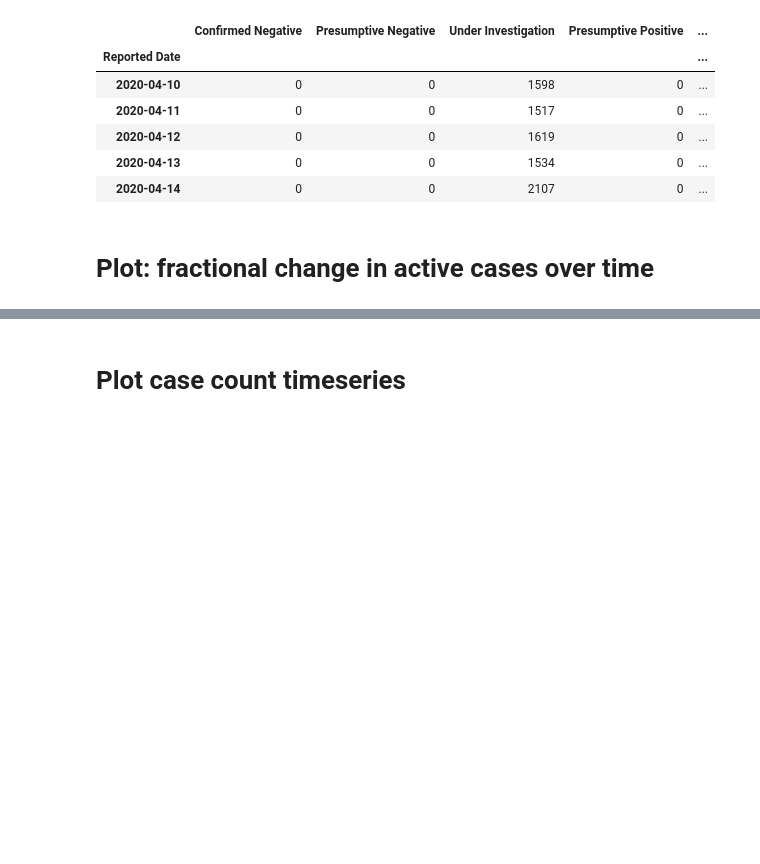
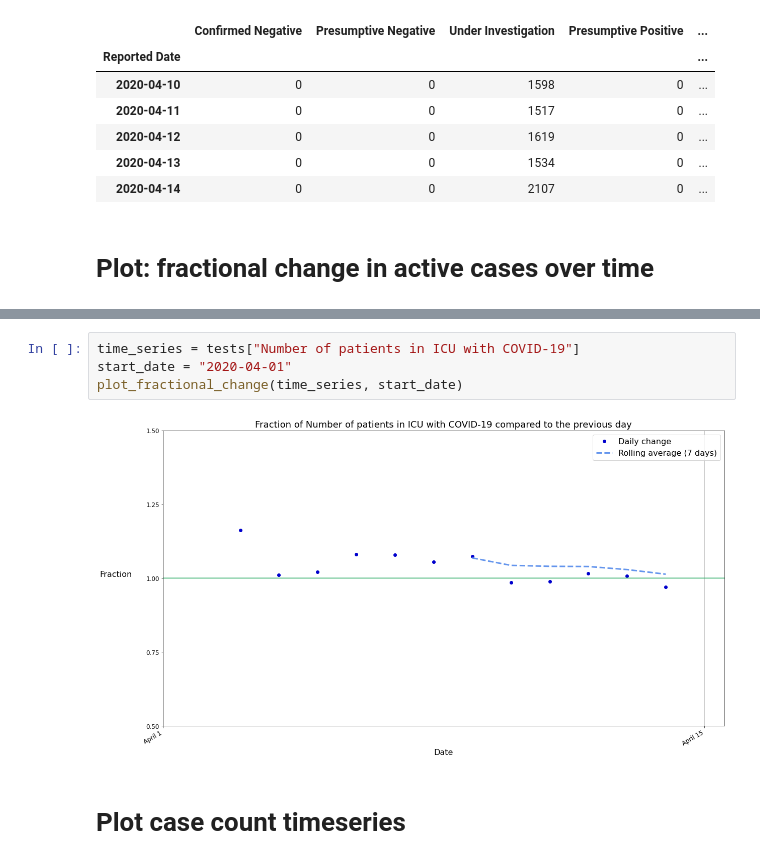
Before and after one commit to rlwelch/covid-ontario, a Jupyter notebook: covid_ontario/covid_ontario_investigation.ipynb, the cells around one changed output, grey strips where cells are left out. Drawn from its saved outputs; the diff is of its cells as text; blank space fills up the shorter version.

```diff
--- a/covid_ontario/covid_ontario_investigation.ipynb
+++ b/covid_ontario/covid_ontario_investigation.ipynb
@@ -274,3 +285,9 @@ plot_fractional_change(time_series, start_date, plot_labels)
+# %%
+time_series = tests["Number of patients in ICU with COVID-19"]
+start_date = "2020-04-01"
+plot_fractional_change(time_series, start_date)
+# %% [output]
+[figure, added]
 # %% [markdown]
 # Plot case count timeseries
 # %%
```
Also changed, not shown: parts of 11 cells of this notebook.
